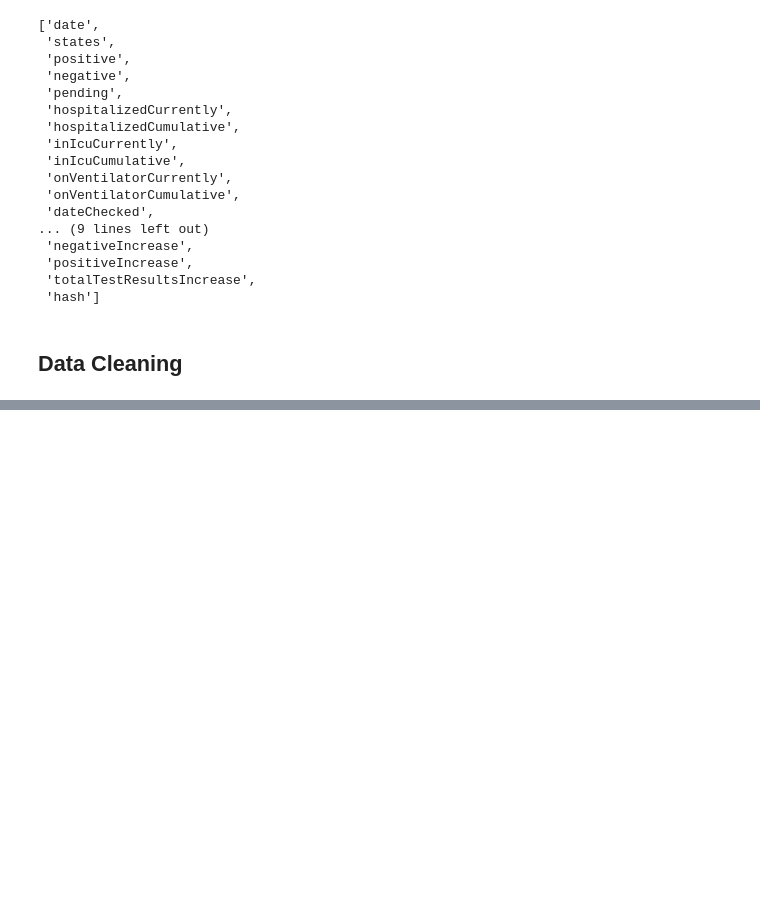
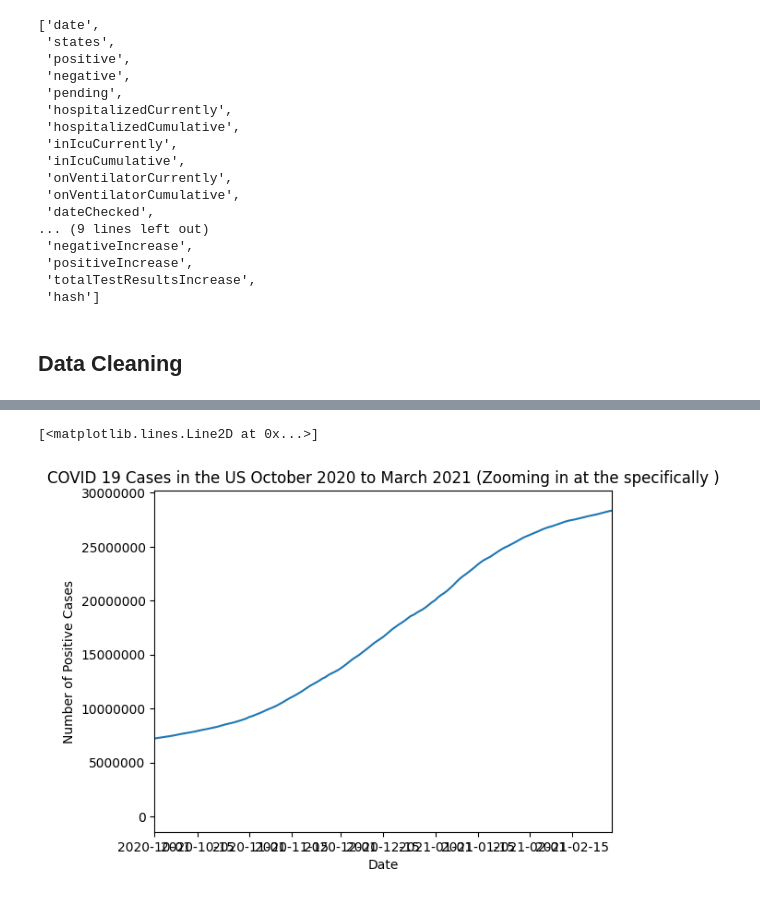
Before and after one commit to Goodgie01/Software-Engineering-University, a Jupyter notebook: summative_code.ipynb, the cells around one changed output, grey strips where cells are left out. Saved outputs shown, nothing was run; the diff lists cells and outputs as text; code cells hidden in the pictures; blank space fills up the shorter version.

```diff
--- a/summative_code.ipynb
+++ b/summative_code.ipynb
@@ -116,0 +229,15 @@ However, for future proofing for the use of other APIs where the cleaning may no
+# %%
+f = plt.figure()
+
+plt.ticklabel_format(style = 'plain')
+
+plt.title('COVID 19 Cases in the US October 2020 to March 2021 (Zooming in at the specifically )')
+plt.xlabel('Date')
+plt.ylabel('Number of Positive Cases')
+
+plt.xlim([datetime.date(2020, 10, 1), datetime.date(2021, 2, 28)])
+
+plt.plot(df['date'], df['positive'])
+# %% [output]
+[<matplotlib.lines.Line2D at 0x...>]
+[figure, added]
```
Also changed, not shown: parts of 10 cells of this notebook.
